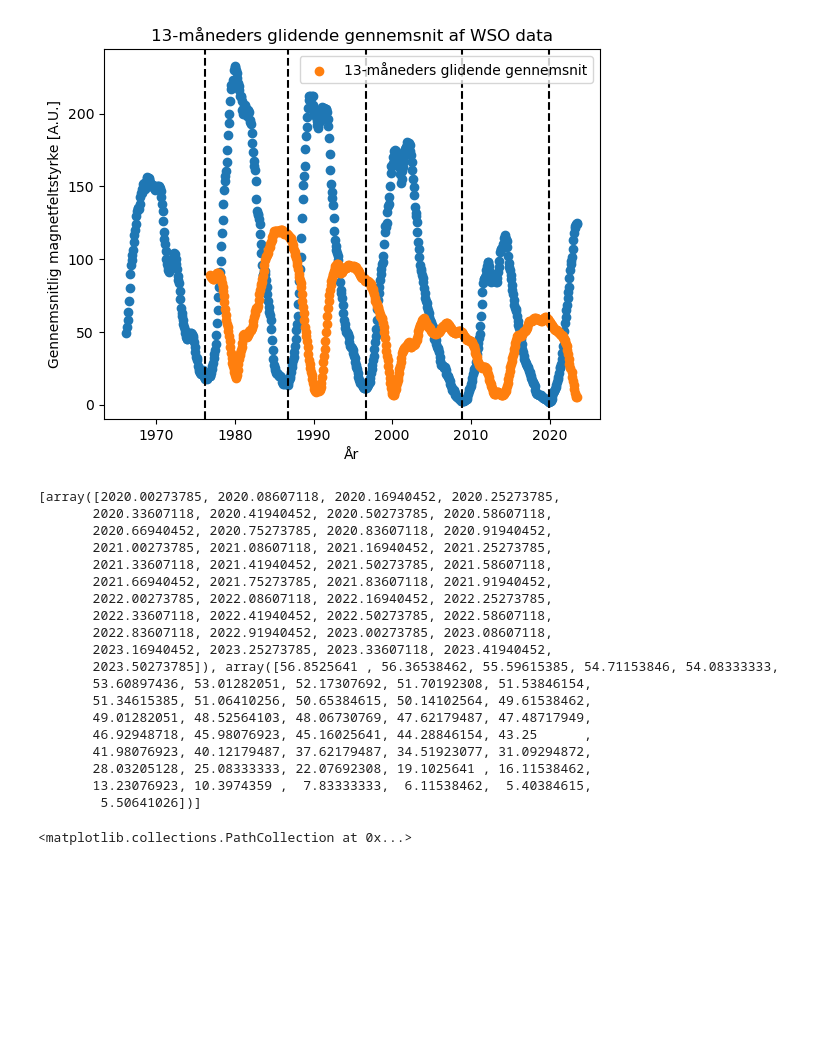
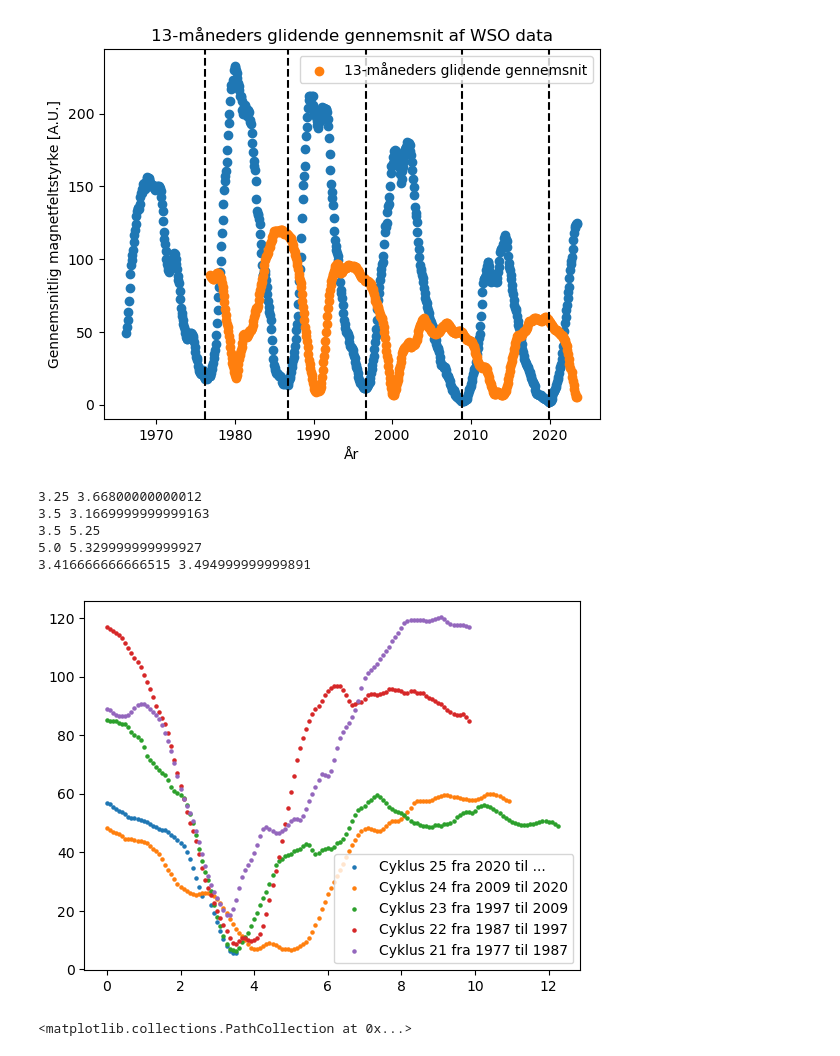
Before and after one commit to Focus9752/Solpletter_projekt, a Jupyter notebook: ok/Solpletanalyse.ipynb, the cells around one changed output. Saved outputs shown, nothing was run; the diff lists cells and outputs as text; code cells hidden in the pictures; blank space fills up the shorter version.

```diff
--- a/ok/Solpletanalyse.ipynb
+++ b/ok/Solpletanalyse.ipynb
@@ -258,28 +269,38 @@ for k in range( len(Proxy_minimum_dato[-5:])-1 ):
         x = Dato_m[Maske]
         y = Mag[Maske]
         Magnetfelt.append([x,y])
-
-print(Magnetfelt[24])
-# %% [output]
-[array([2020.00273785, 2020.08607118, 2020.16940452, 2020.25273785,
-       2020.33607118, 2020.41940452, 2020.50273785, 2020.58607118,
-       2020.66940452, 2020.75273785, 2020.83607118, 2020.91940452,
-       2021.00273785, 2021.08607118, 2021.16940452, 2021.25273785,
-       2021.33607118, 2021.41940452, 2021.50273785, 2021.58607118,
-       2021.66940452, 2021.75273785, 2021.83607118, 2021.91940452,
-       2022.00273785, 2022.08607118, 2022.16940452, 2022.25273785,
-       2022.33607118, 2022.41940452, 2022.50273785, 2022.58607118,
-       2022.83607118, 2022.91940452, 2023.00273785, 2023.08607118,
-       2023.16940452, 2023.25273785, 2023.33607118, 2023.41940452,
-       2023.50273785]), array([56.8525641 , 56.36538462, 55.59615385, 54.71153846, 54.08333333,
-       53.60897436, 53.01282051, 52.17307692, 51.70192308, 51.53846154,
-       51.34615385, 51.06410256, 50.65384615, 50.14102564, 49.61538462,
-       49.01282051, 48.52564103, 48.06730769, 47.62179487, 47.48717949,
-       46.92948718, 45.98076923, 45.16025641, 44.28846154, 43.25      ,
-       41.98076923, 40.12179487, 37.62179487, 34.51923077, 31.09294872,
-       28.03205128, 25.08333333, 22.07692308, 19.1025641 , 16.11538462,
-       13.23076923, 10.3974359 ,  7.83333333,  6.11538462,  5.40384615,
-        5.50641026])]
+# %%
+plt.scatter(Magnetfelt[24][0]-Magnetfelt[24][0][0],Magnetfelt[24][1], label=f'Cyklus 25 fra {round(Magnetfelt[24][0][0])} til ...' , s=5)
+plt.scatter(Magnetfelt[23][0]-Magnetfelt[23][0][0],Magnetfelt[23][1], label=f'Cyklus 24 fra {round(Magnetfelt[23][0][0])} til {round(Magnetfelt[23][0][-1])}' , s=5)
+plt.scatter(Magnetfelt[22][0]-Magnetfelt[22][0][0],Magnetfelt[22][1], label=f'Cyklus 23 fra {round(Magnetfelt[22][0][0])} til {round(Magnetfelt[22][0][-1])}' , s=5)
+plt.scatter(Magnetfelt[21][0]-Magnetfelt[21][0][0],Magnetfelt[21][1], label=f'Cyklus 22 fra {round(Magnetfelt[21][0][0])} til {round(Magnetfelt[21][0][-1])}' , s=5)
+plt.scatter(Magnetfelt[20][0]-Magnetfelt[20][0][0],Magnetfelt[20][1], label=f'Cyklus 21 fra {round(Magnetfelt[20][0][0])} til {round(Magnetfelt[20][0][-1])}' , s=5)
+plt.legend()
+
+Mag21 = Magnetfelt[20][0]-Magnetfelt[20][0][0]
+Mag22 = Magnetfelt[21][0]-Magnetfelt[21][0][0]
+Mag23 = Magnetfelt[22][0]-Magnetfelt[22][0][0]
+Mag24 = Magnetfelt[23][0]-Magnetfelt[23][0][0]
+Mag25 = Magnetfelt[24][0]-Magnetfelt[24][0][0]
+
+Cyk21 = Cykler[20][0]-Cykler[20][0][0]
+Cyk22 = Cykler[21][0]-Cykler[21][0][0]
+Cyk23 = Cykler[22][0]-Cykler[22][0][0]
+Cyk24 = Cykler[23][0]-Cykler[23][0][0]
+Cyk25 = Cykler[24][0]-Cykler[24][0][0]
+
+print(Mag21[np.where(Magnetfelt[20][1] == np.min(Magnetfelt[20][1]))[0][0]] , Cyk21[np.where(Cykler[20][1] == np.max(Cykler[20][1]))[0][0]])
+print(Mag22[np.where(Magnetfelt[21][1] == np.min(Magnetfelt[21][1]))[0][0]] , Cyk22[np.where(Cykler[21][1] == np.max(Cykler[21][1]))[0][0]])
+print(Mag23[np.where(Magnetfelt[22][1] == np.min(Magnetfelt[22][1]))[0][0]] , Cyk23[np.where(Cykler[22][1] == np.max(Cykler[22][1]))[0][0]])
+print(Mag24[np.where(Magnetfelt[23][1] == np.min(Magnetfelt[23][1]))[0][0]] , Cyk24[np.where(Cykler[23][1] == np.max(Cykler[23][1]))[0][0]])
+print(Mag25[np.where(Magnetfelt[24][1] == np.min(Magnetfelt[24][1]))[0][0]] , Cyk25[np.where(Cykler[24][1] == np.max(Cykler[24][1]))[0][0]])
+# %% [output]
+3.25 3.66800000000012
+3.5 3.1669999999999163
+3.5 5.25
+5.0 5.329999999999927
+3.416666666666515 3.494999999999891
+[figure, added]
 # %%
 plt.scatter(Cykler[24][0]-Cykler[24][0][0],Cykler[24][1], label='25')
 plt.scatter(Magnetfelt[24][0] - Magnetfelt[24][0][0] , Magnetfelt[24][1])
```
Also changed, not shown: parts of 6 cells of this notebook.
